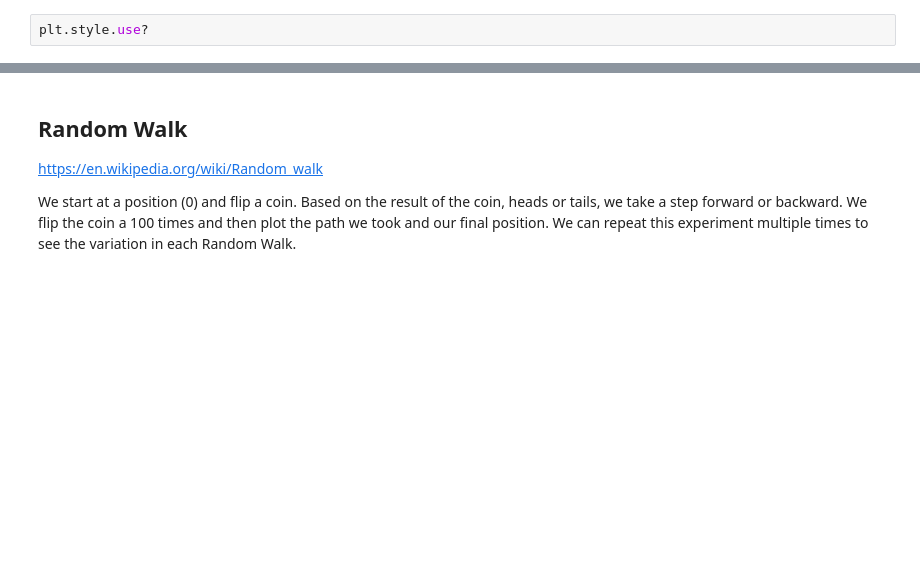
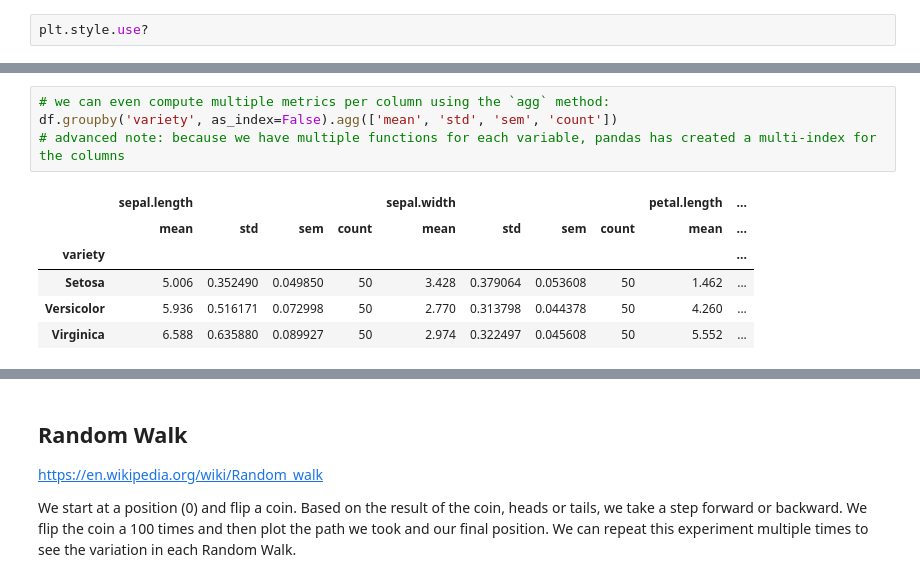
Before and after one commit to clemsonciti/rcde_workshops, a Jupyter notebook: python_programming/03-IntroToPython-III.ipynb, the cells around one changed output, grey strips where cells are left out. Cells and saved outputs as stored; diff of their text form; blank space fills up the shorter version.

```diff
--- a/python_programming/03-IntroToPython-III.ipynb
+++ b/python_programming/03-IntroToPython-III.ipynb
@@ -506,0 +596,11 @@ plt.style.use?
+# %%
+# we can even compute multiple metrics per column using the `agg` method:
+df.groupby('variety', as_index=False).agg(['mean', 'std', 'sem', 'count'])
+# advanced note: because we have multiple functions for each variable, pandas has created a multi-index for the columns
+# %% [output]
+|  | sepal.length |  |  |  | sepal.width |  |  |  | petal.length | ... |
+|  | mean | std | sem | count | mean | std | sem | count | mean | ... |
+| variety |  |  |  |  |  |  |  |  |  | ... |
+| Setosa | 5.006 | 0.352490 | 0.049850 | 50 | 3.428 | 0.379064 | 0.053608 | 50 | 1.462 | ... |
+| Versicolor | 5.936 | 0.516171 | 0.072998 | 50 | 2.770 | 0.313798 | 0.044378 | 50 | 4.260 | ... |
+| Virginica | 6.588 | 0.635880 | 0.089927 | 50 | 2.974 | 0.322497 | 0.045608 | 50 | 5.552 | ... |
```
Also changed, not shown: parts of 17 cells of this notebook.
